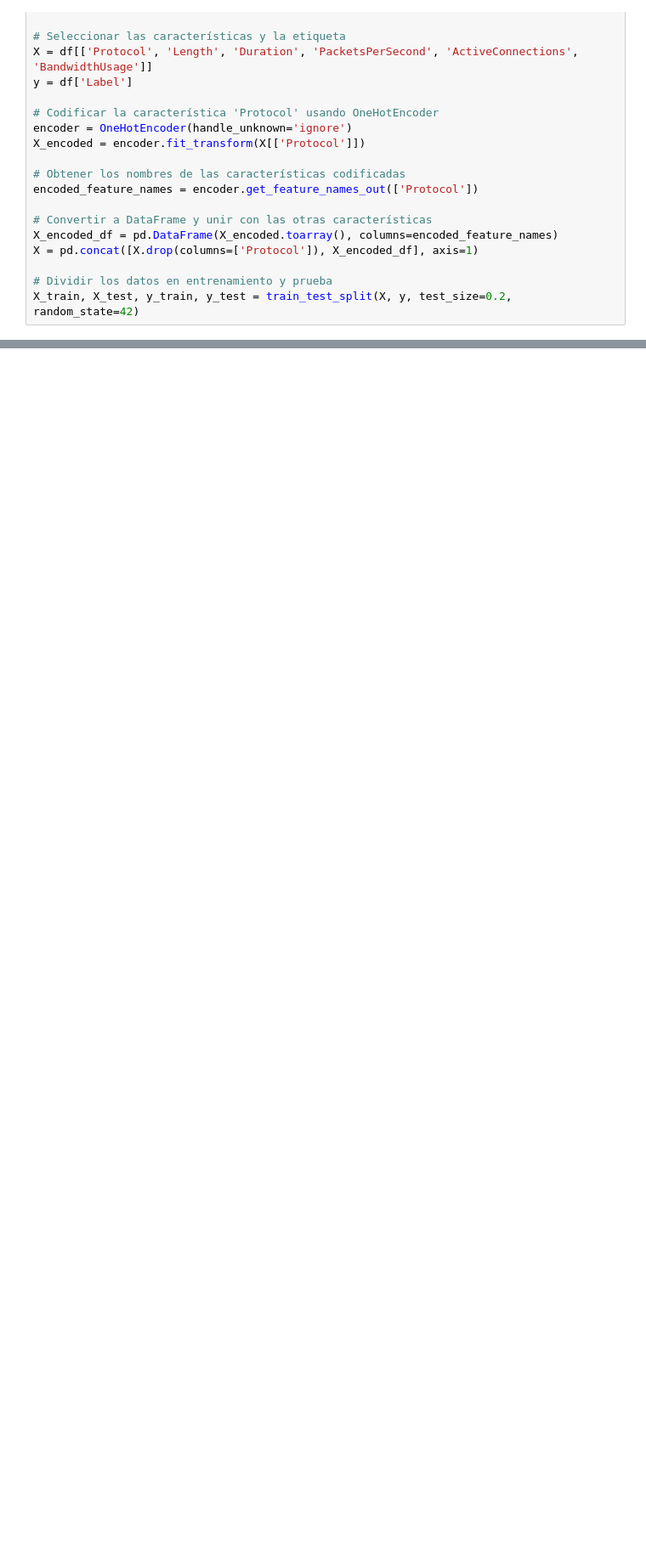
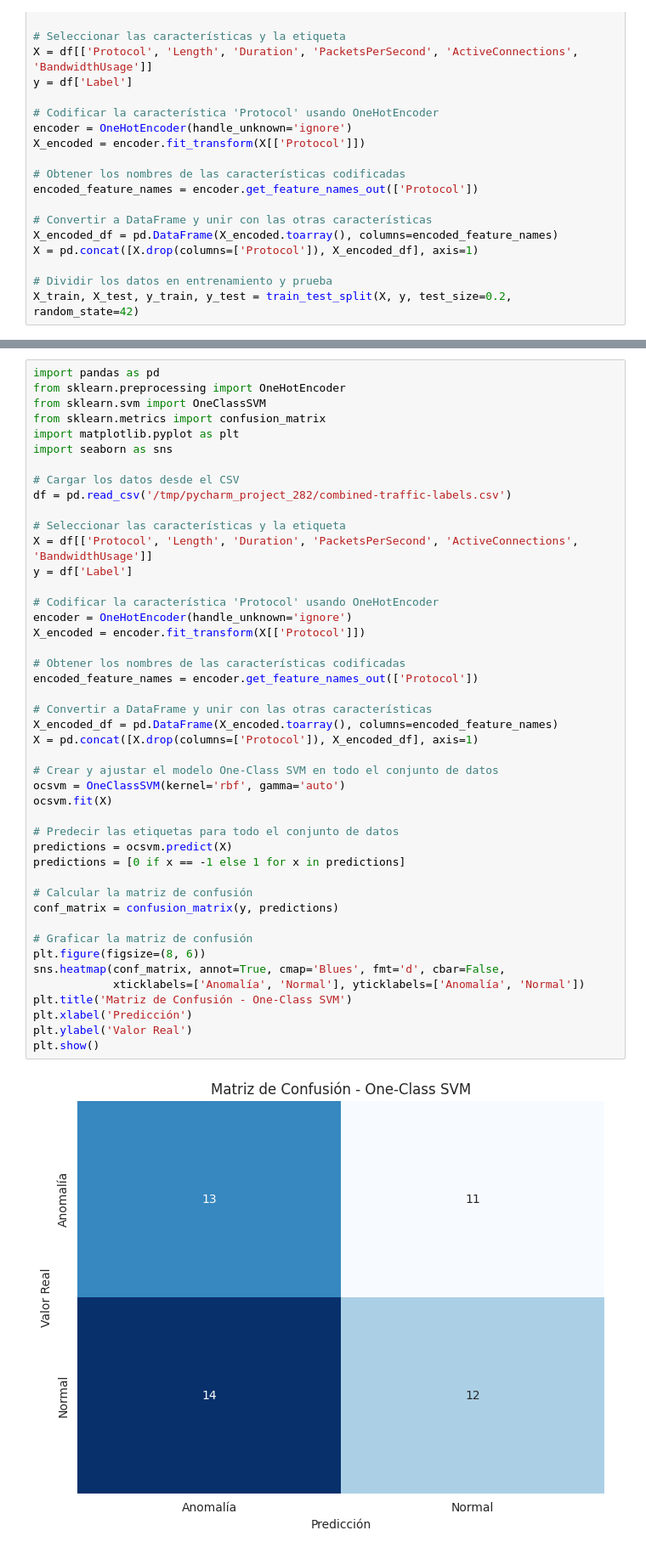
Before and after one commit to David32443/Simulacion_AlgoritmosML, a Jupyter notebook: analisis.ipynb, the cells around one changed output, grey strips where cells are left out. Shown: that part at 85% size. Saved outputs shown, nothing was run; the diff lists cells and outputs as text; blank space fills up the shorter version.

```diff
--- a/analisis.ipynb
+++ b/analisis.ipynb
@@ -899,3 +715,50 @@ plt.show()
+# %%
+import pandas as pd
+from sklearn.preprocessing import OneHotEncoder
+from sklearn.svm import OneClassSVM
+from sklearn.metrics import confusion_matrix
+import matplotlib.pyplot as plt
+import seaborn as sns
+
+# Cargar los datos desde el CSV
+df = pd.read_csv('/tmp/pycharm_project_282/combined-traffic-labels.csv')
+
+# Seleccionar las características y la etiqueta
+X = df[['Protocol', 'Length', 'Duration', 'PacketsPerSecond', 'ActiveConnections', 'BandwidthUsage']]
+y = df['Label']
+
+# Codificar la característica 'Protocol' usando OneHotEncoder
+encoder = OneHotEncoder(handle_unknown='ignore')
+X_encoded = encoder.fit_transform(X[['Protocol']])
+
+# Obtener los nombres de las características codificadas
+encoded_feature_names = encoder.get_feature_names_out(['Protocol'])
+
+# Convertir a DataFrame y unir con las otras características
+X_encoded_df = pd.DataFrame(X_encoded.toarray(), columns=encoded_feature_names)
+X = pd.concat([X.drop(columns=['Protocol']), X_encoded_df], axis=1)
+
+# Crear y ajustar el modelo One-Class SVM en todo el conjunto de datos
+ocsvm = OneClassSVM(kernel='rbf', gamma='auto')
+ocsvm.fit(X)
+
+# Predecir las etiquetas para todo el conjunto de datos
+predictions = ocsvm.predict(X)
+predictions = [0 if x == -1 else 1 for x in predictions]
+
+# Calcular la matriz de confusión
+conf_matrix = confusion_matrix(y, predictions)
+
+# Graficar la matriz de confusión
+plt.figure(figsize=(8, 6))
+sns.heatmap(conf_matrix, annot=True, cmap='Blues', fmt='d', cbar=False,
+            xticklabels=['Anomalía', 'Normal'], yticklabels=['Anomalía', 'Normal'])
+plt.title('Matriz de Confusión - One-Class SVM')
+plt.xlabel('Predicción')
+plt.ylabel('Valor Real')
+plt.show()
+# %% [output]
+[figure, added]
 # %%
 from sklearn.datasets import make_blobs  # librería para generar datos sintéticos
 from sklearn.svm import OneClassSVM # librería para One-Class SVM
```
Also changed, not shown: parts of 16 cells of this notebook.
